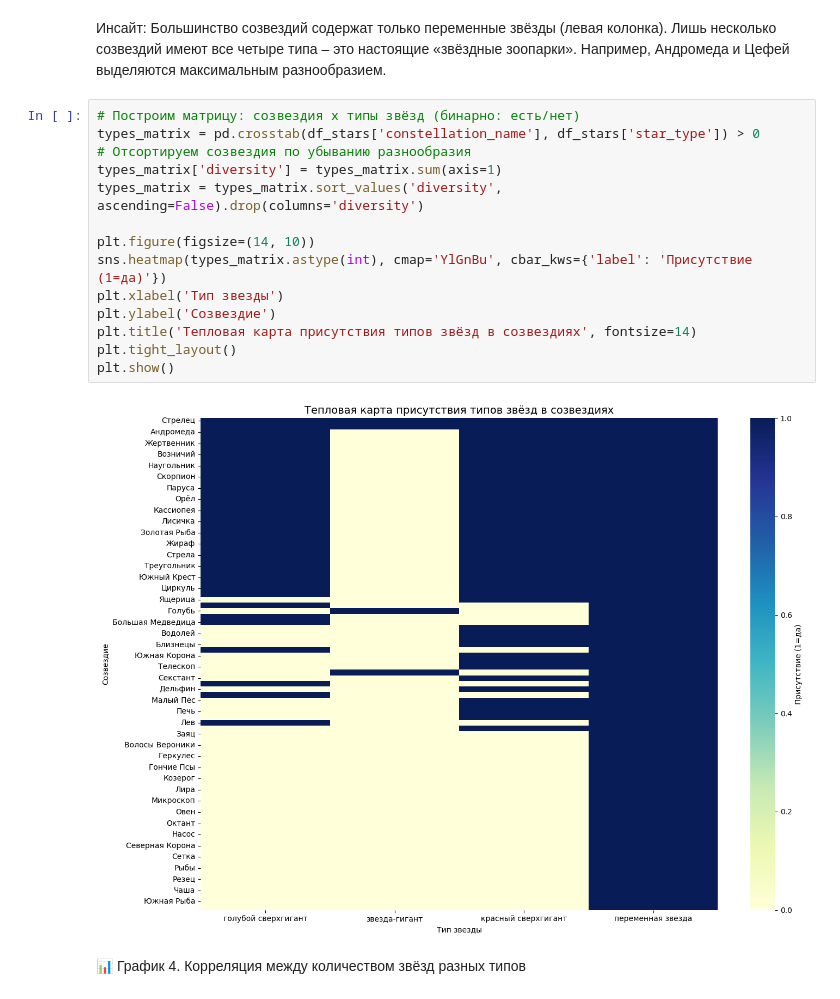
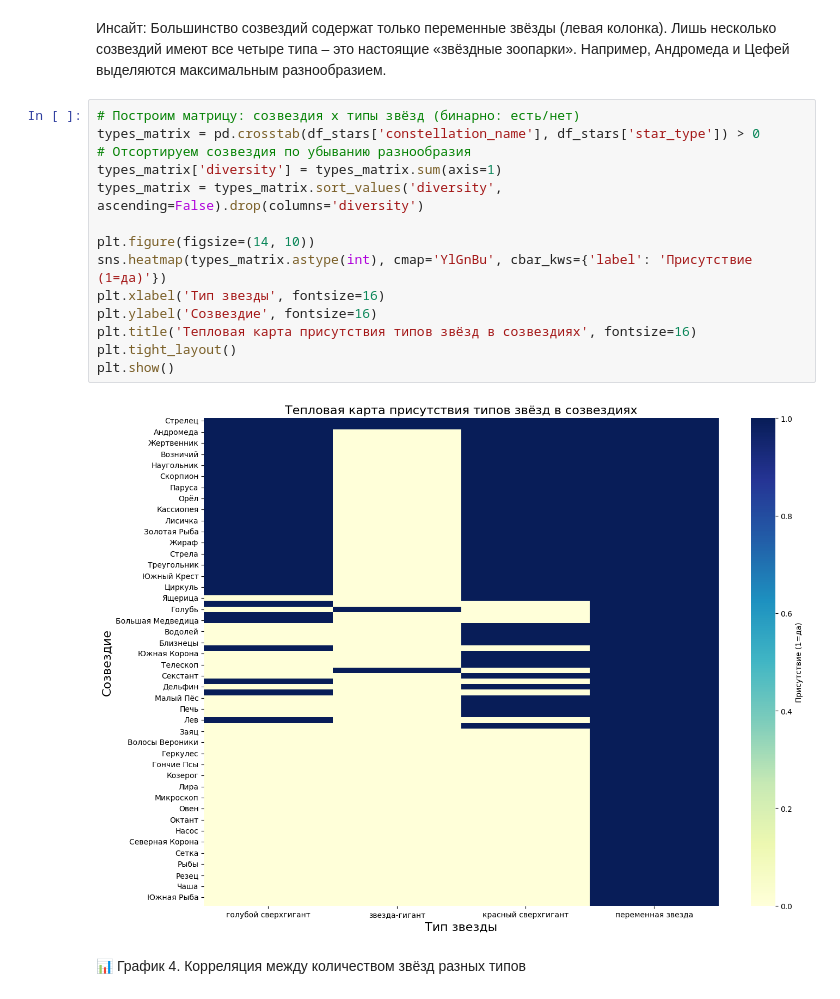
Before and after one commit to kolessovva/python-ai-Albina-Kolesova, a Jupyter notebook: notebooks/week3_visualization.ipynb, the cells around one changed output. Saved outputs shown, nothing was run; the diff lists cells and outputs as text.

```diff
--- a/notebooks/week3_visualization.ipynb
+++ b/notebooks/week3_visualization.ipynb
@@ -617,19 +617,19 @@ plt.show()
 # %%
 # Построим матрицу: созвездия x типы звёзд (бинарно: есть/нет)
 types_matrix = pd.crosstab(df_stars['constellation_name'], df_stars['star_type']) > 0
 # Отсортируем созвездия по убыванию разнообразия
 types_matrix['diversity'] = types_matrix.sum(axis=1)
 types_matrix = types_matrix.sort_values('diversity', ascending=False).drop(columns='diversity')
 
 plt.figure(figsize=(14, 10))
 sns.heatmap(types_matrix.astype(int), cmap='YlGnBu', cbar_kws={'label': 'Присутствие (1=да)'})
-plt.xlabel('Тип звезды')
-plt.ylabel('Созвездие')
-plt.title('Тепловая карта присутствия типов звёзд в созвездиях', fontsize=14)
+plt.xlabel('Тип звезды', fontsize=16)
+plt.ylabel('Созвездие', fontsize=16)
+plt.title('Тепловая карта присутствия типов звёзд в созвездиях', fontsize=16)
 plt.tight_layout()
 plt.show()
 # %% [output]
-[figure, old version]
+[figure, new version]
 # %% [markdown]
 📊 График 4. Корреляция между количеством звёзд разных типов
 # %% [markdown]
```
Also changed, not shown: parts of 4 cells of this notebook.
